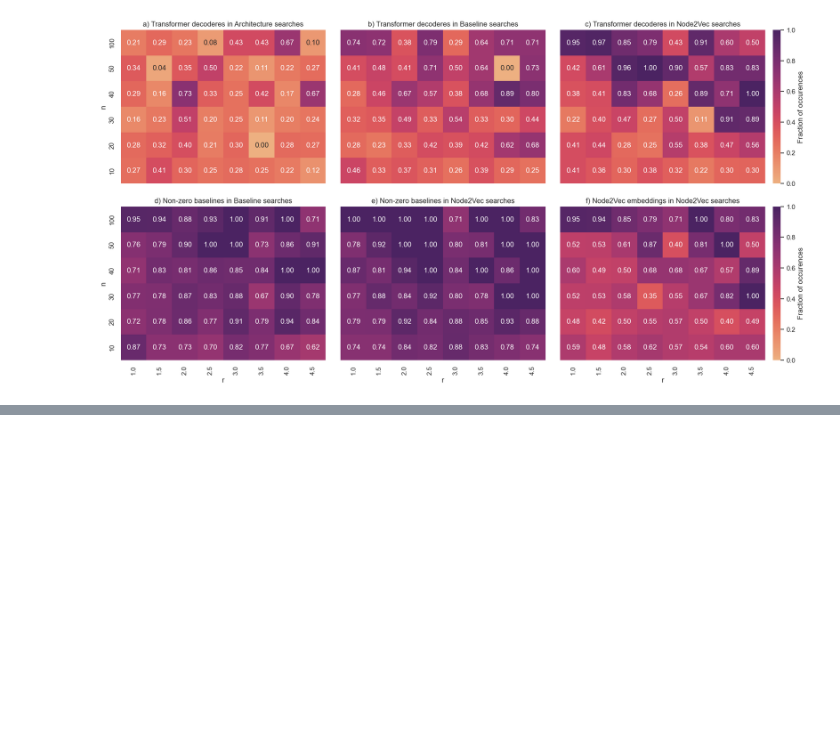
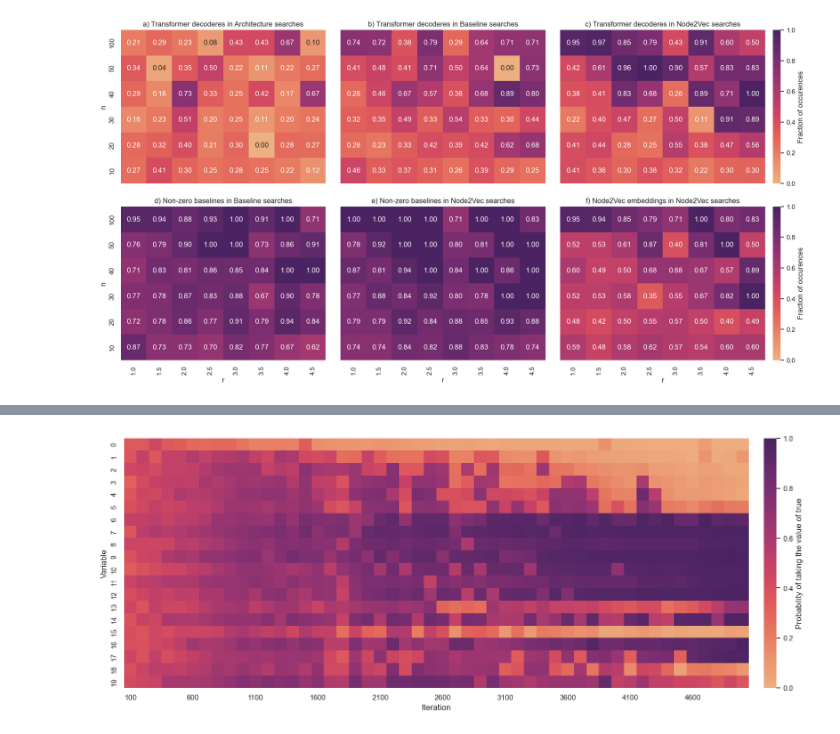
Before and after one commit to omargup/Policy-Gradient-MaxSAT-Solver, a Jupyter notebook: plot_exp.ipynb, the cells around one changed output, grey strips where cells are left out. Saved outputs shown, nothing was run; the diff lists cells and outputs as text; code cells hidden in the pictures; blank space fills up the shorter version.

Commit message:
Add the evolution of probability plot

```diff
--- a/plot_exp.ipynb
+++ b/plot_exp.ipynb
@@ -851,0 +981,38 @@ plt.savefig(plot_path, dpi=300, bbox_inches='tight', pad_inches=0.1)
+# %%
+log_dir = 'results/fig1/outputs/exp_fig1/run-20230912T010446/logs'
+
+# Read tensorboard logs with tbparser
+reader = SummaryReader(log_dir, pivot=False)  # extra_columns={'dir_name'}
+df = reader.tensors
+
+# Keep only rows with tag that contains 'buffer/action_probs'
+df = df[df['tag'].str.contains('buffer/action_probs')]
+
+# Get stats
+min_step = df['step'].min()
+max_step = df['step'].max()
+num_episodes = df['step'].nunique()
+num_variables = df[df['step'] == min_step].shape[0]
+
+#print(min_step, max_step, num_episodes, num_variables)
+
+df.rename(columns = {'step': 'Iteration', 'tag': 'Var'}, inplace = True)
+
+# Get the numbers in the tag
+df['Var'] = df['Var'].str.extract('(\d+)', expand=False).astype(int)
+
+# Reshape dataframe
+table = pd.pivot_table(df, index='Var', columns='Iteration', values='value')
+# %%
+plt.figure(figsize = (20,8))
+sns.set_theme(style="whitegrid")
+ax = sns.heatmap(table, vmin=0, vmax=1, square=True,  xticklabels=5, linewidths=0.0, cmap='flare',
+                 cbar=True, cbar_kws={'label': 'Probability of taking the value of true', "shrink": .835, 'pad':0.02})
+ax.set_ylabel('Variable')
+
+#plt.tight_layout()
+plot_path = 'results/assignment_prob.png'
+plt.savefig(plot_path, dpi=300, bbox_inches='tight', pad_inches=0.1)
+#plt.show()
+# %% [output]
+[figure, added]
```
Also changed, not shown: parts of 3 cells of this notebook.
